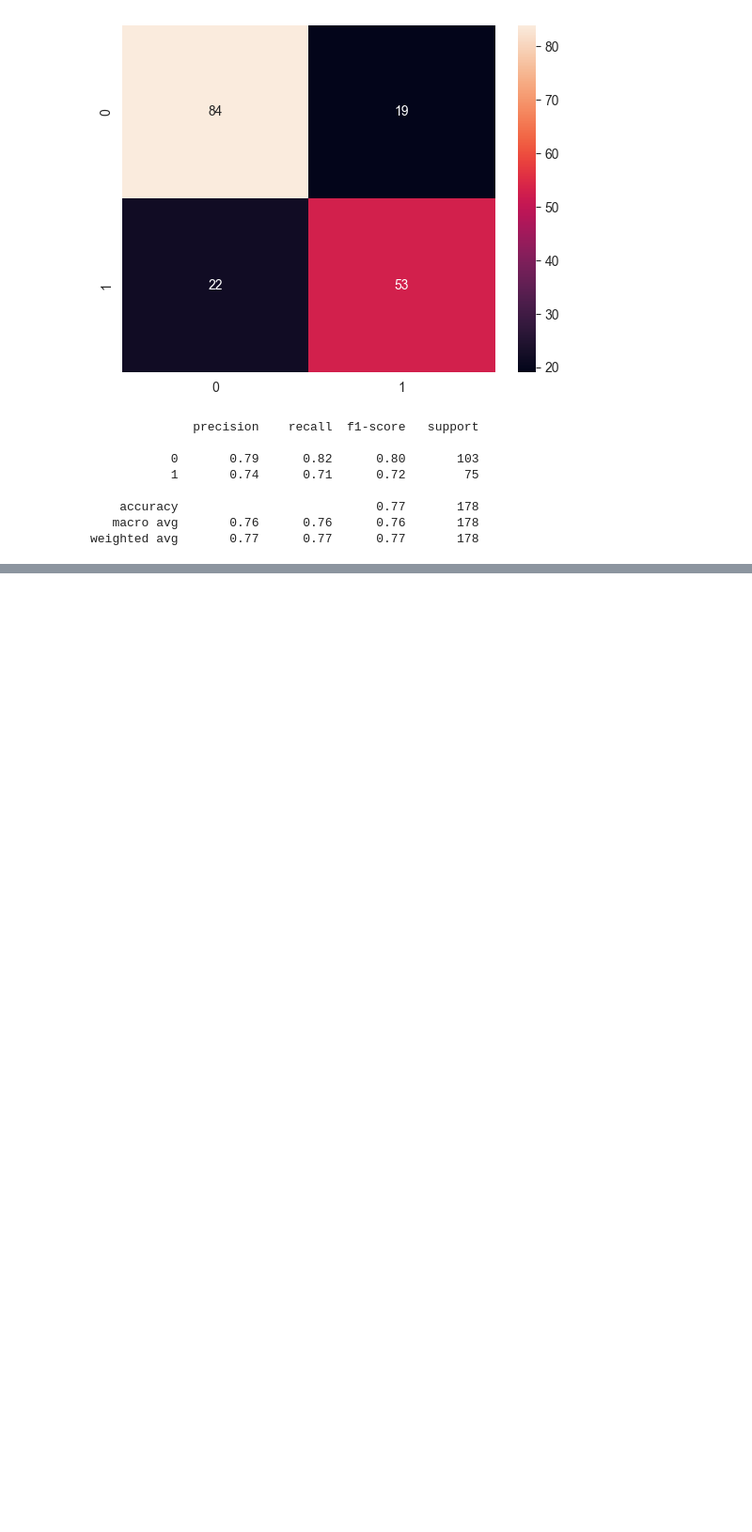
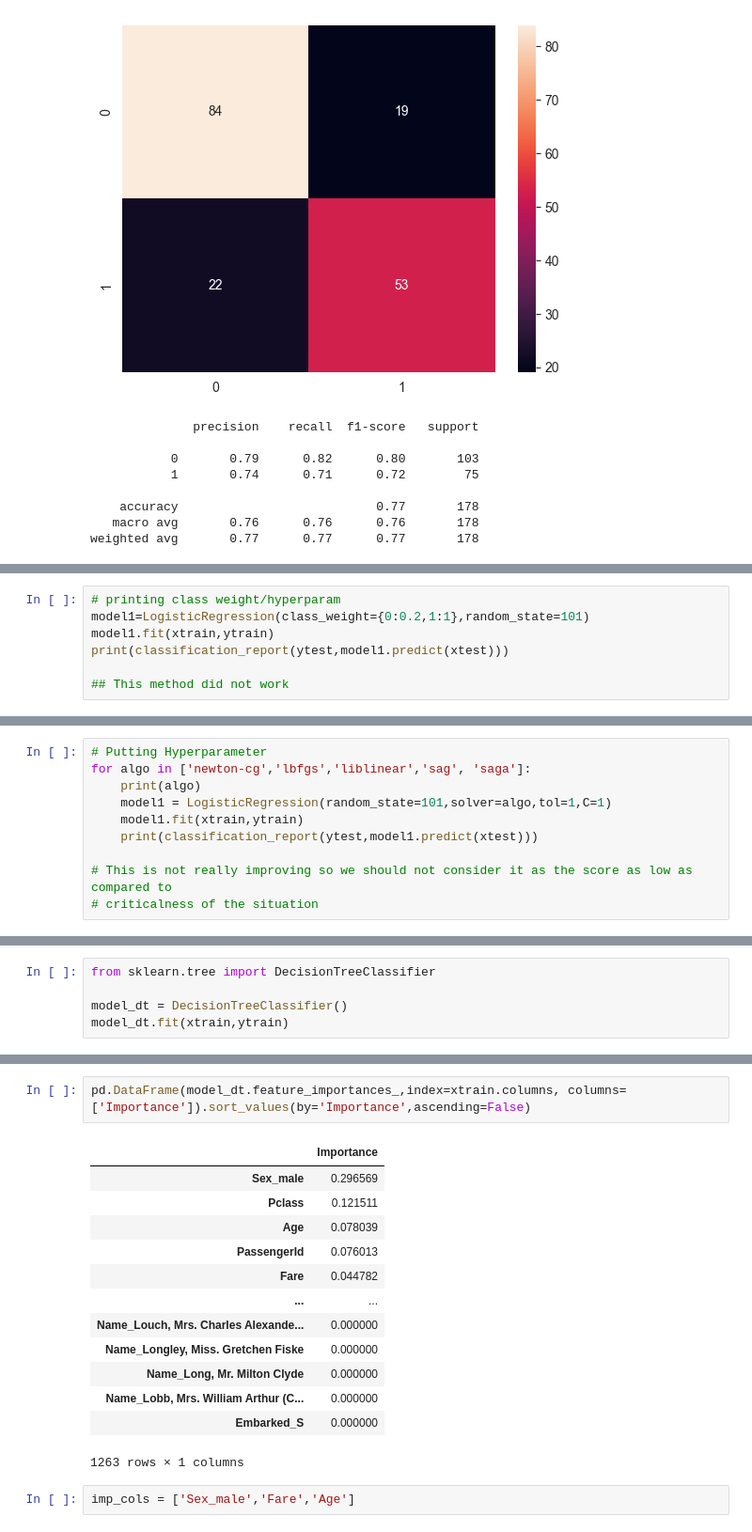
Before and after one commit to mayankagrawal16/training2022, a Jupyter notebook: day22_gui_house_price/day22_logistic_reg.ipynb, the cells around one changed output, grey strips where cells are left out. Shown at 94% size. Saved outputs shown, nothing was run; the diff lists cells and outputs as text; blank space fills up the shorter version.

```diff
--- a/day22_gui_house_price/day22_logistic_reg.ipynb
+++ b/day22_gui_house_price/day22_logistic_reg.ipynb
@@ -426,0 +465,7 @@ weighted avg       0.77      0.77      0.77       178
+# %%
+# printing class weight/hyperparam
+model1=LogisticRegression(class_weight={0:0.2,1:1},random_state=101)
+model1.fit(xtrain,ytrain)
+print(classification_report(ytest,model1.predict(xtest)))
+
+## This method did not work
@@ -426,0 +481,10 @@ weighted avg       0.77      0.77      0.77       178
+# %%
+# Putting Hyperparameter
+for algo in ['newton-cg','lbfgs','liblinear','sag', 'saga']:
+    print(algo)
+    model1 = LogisticRegression(random_state=101,solver=algo,tol=1,C=1)
+    model1.fit(xtrain,ytrain)
+    print(classification_report(ytest,model1.predict(xtest)))
+
+# This is not really improving so we should not consider it as the score as low as compared to
+# criticalness of the situation
@@ -426,0 +529,5 @@ weighted avg       0.77      0.77      0.77       178
+# %%
+from sklearn.tree import DecisionTreeClassifier
+
+model_dt = DecisionTreeClassifier()
+model_dt.fit(xtrain,ytrain)
@@ -426,0 +547,18 @@ weighted avg       0.77      0.77      0.77       178
+# %%
+pd.DataFrame(model_dt.feature_importances_,index=xtrain.columns, columns=['Importance']).sort_values(by='Importance',ascending=False)
+# %% [output]
+|  | Importance |
+| Sex_male | 0.296569 |
+| Pclass | 0.121511 |
+| Age | 0.078039 |
+| PassengerId | 0.076013 |
+| Fare | 0.044782 |
+| ... | ... |
+| Name_Louch, Mrs. Charles Alexande... | 0.000000 |
+| Name_Longley, Miss. Gretchen Fiske | 0.000000 |
+| Name_Long, Mr. Milton Clyde | 0.000000 |
+| Name_Lobb, Mrs. William Arthur (C... | 0.000000 |
+| Embarked_S | 0.000000 |
+1263 rows × 1 columns
+# %%
+imp_cols = ['Sex_male','Fare','Age']
```
Also changed, not shown: parts of 28 cells of this notebook, 3 other files.
